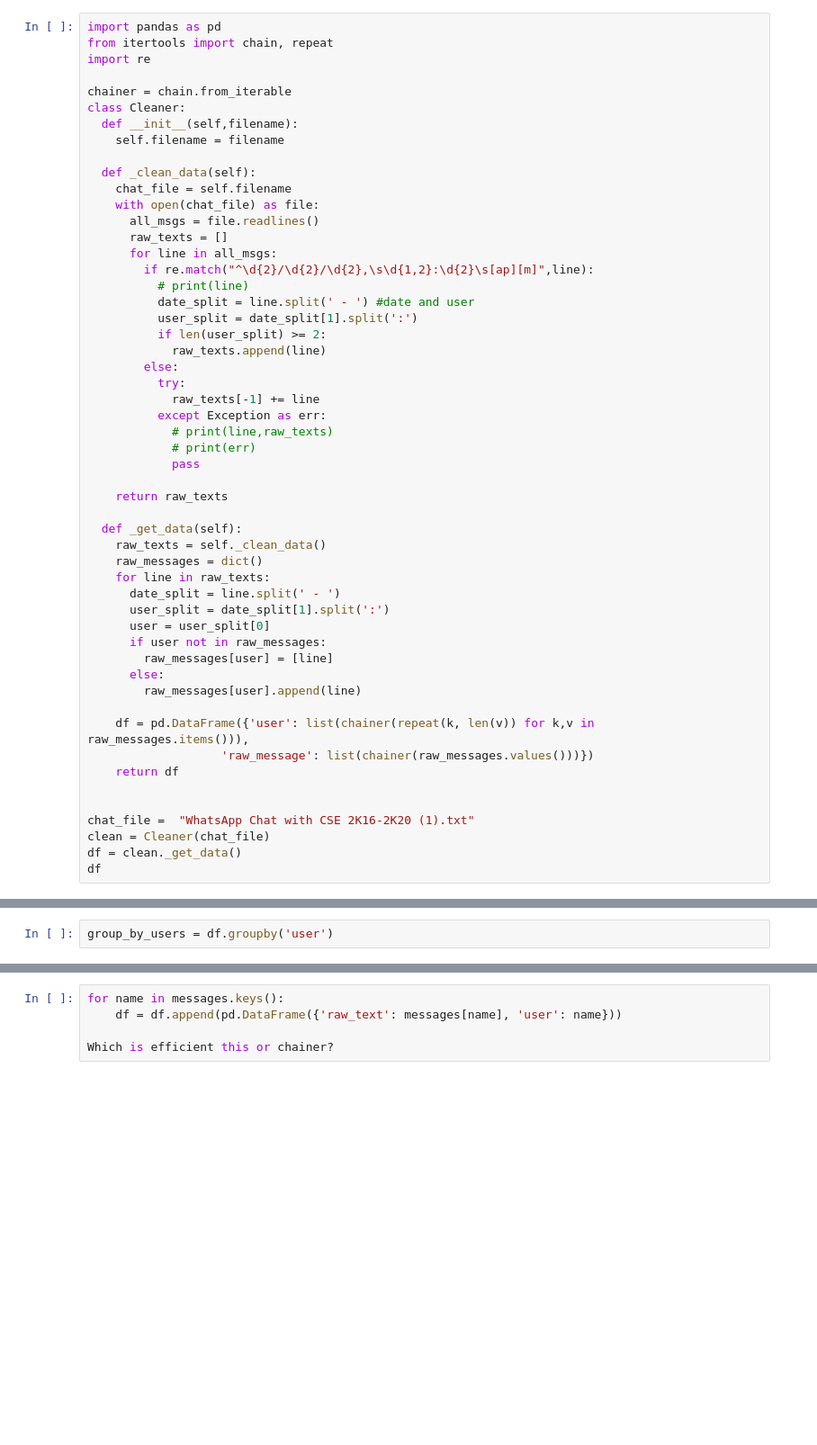
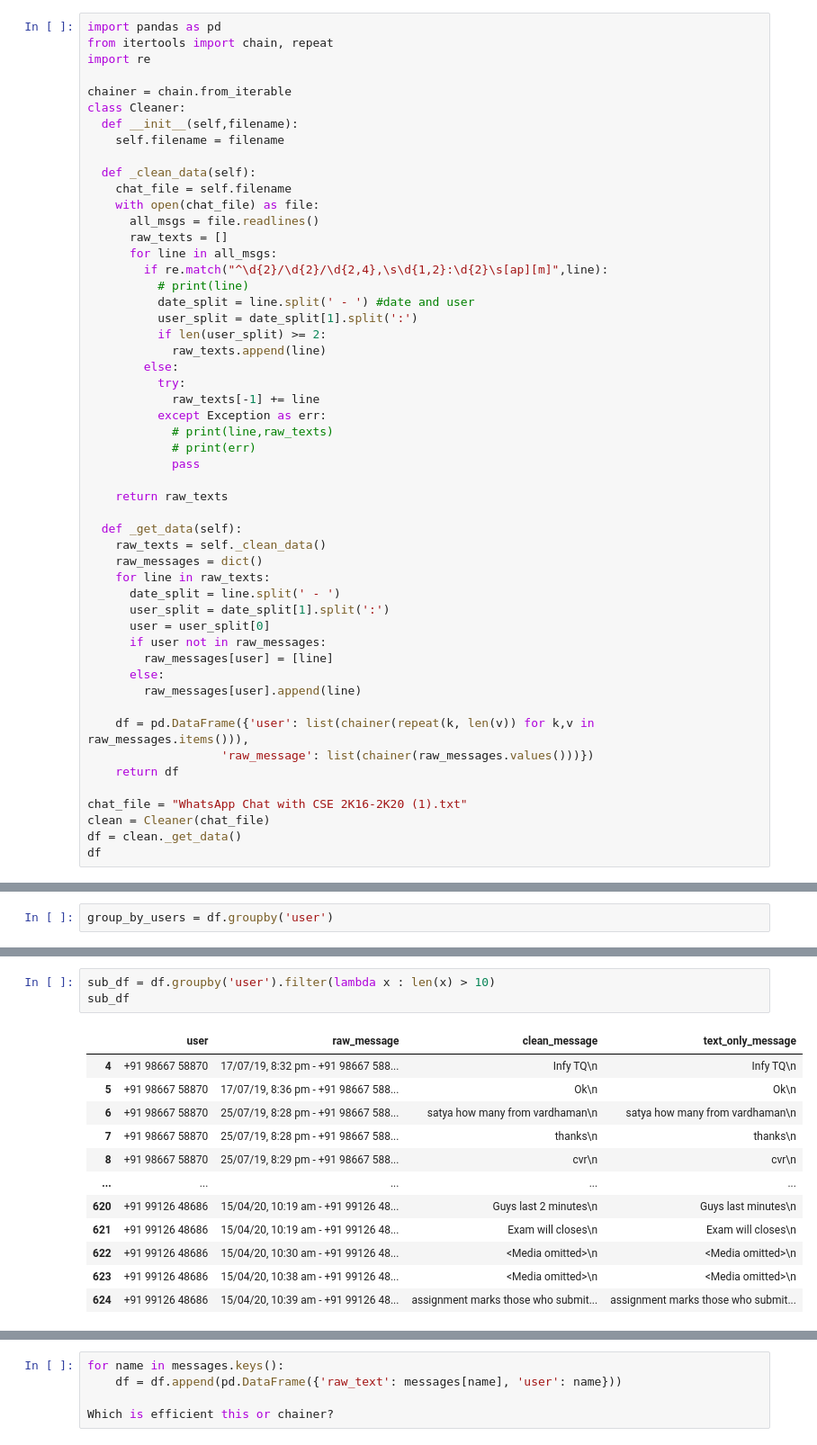
Before and after one commit to SriSatyaLokesh/some-app-for-whatsapp, a Jupyter notebook: notebooks/analytics/Cleaning_Whatsapp_chat_file.ipynb, the cells around one changed output, grey strips where cells are left out. Shown at 90% size. Drawn from its saved outputs; the diff is of its cells as text; blank space fills up the shorter version.

```diff
--- a/notebooks/analytics/Cleaning_Whatsapp_chat_file.ipynb
+++ b/notebooks/analytics/Cleaning_Whatsapp_chat_file.ipynb
@@ -22,7 +22,7 @@ class Cleaner:
       all_msgs = file.readlines()
       raw_texts = []
       for line in all_msgs:
-        if re.match("^\d{2}/\d{2}/\d{2},\s\d{1,2}:\d{2}\s[ap][m]",line):
+        if re.match("^\d{2}/\d{2}/\d{2,4},\s\d{1,2}:\d{2}\s[ap][m]",line):
           # print(line)
           date_split = line.split(' - ') #date and user
           user_split = date_split[1].split(':')
@@ -54,8 +54,7 @@ class Cleaner:
                    'raw_message': list(chainer(raw_messages.values()))})
     return df
 
-
-chat_file =  "WhatsApp Chat with CSE 2K16-2K20 (1).txt"
+chat_file = "WhatsApp Chat with CSE 2K16-2K20 (1).txt"
 clean = Cleaner(chat_file)
 df = clean._get_data()
 df
@@ -239,3 +230,19 @@ group_by_users.agg('count')
 | Vasavi | 3 | 3 | 3 |
 | Venkat_v | 1 | 1 | 1 |
 111 rows × 3 columns
+# %%
+sub_df = df.groupby('user').filter(lambda x : len(x) > 10)
+sub_df
+# %% [output]
+|  | user | raw_message | clean_message | text_only_message |
+| 4 | +91 98667 58870 | 17/07/19, 8:32 pm - +91 98667 588... | Infy TQ\n | Infy TQ\n |
+| 5 | +91 98667 58870 | 17/07/19, 8:36 pm - +91 98667 588... | Ok\n | Ok\n |
+| 6 | +91 98667 58870 | 25/07/19, 8:28 pm - +91 98667 588... | satya how many from vardhaman\n | satya how many from vardhaman\n |
+| 7 | +91 98667 58870 | 25/07/19, 8:28 pm - +91 98667 588... | thanks\n | thanks\n |
+| 8 | +91 98667 58870 | 25/07/19, 8:29 pm - +91 98667 588... | cvr\n | cvr\n |
+| ... | ... | ... | ... | ... |
+| 620 | +91 99126 48686 | 15/04/20, 10:19 am - +91 99126 48... | Guys last 2 minutes\n | Guys last minutes\n |
+| 621 | +91 99126 48686 | 15/04/20, 10:19 am - +91 99126 48... | Exam will closes\n | Exam will closes\n |
+| 622 | +91 99126 48686 | 15/04/20, 10:30 am - +91 99126 48... | <Media omitted>\n | <Media omitted>\n |
+| 623 | +91 99126 48686 | 15/04/20, 10:38 am - +91 99126 48... | <Media omitted>\n | <Media omitted>\n |
+| 624 | +91 99126 48686 | 15/04/20, 10:39 am - +91 99126 48... | assignment marks those who submit... | assignment marks those who submit... |
```
Also changed, not shown: parts of 10 cells of this notebook.
